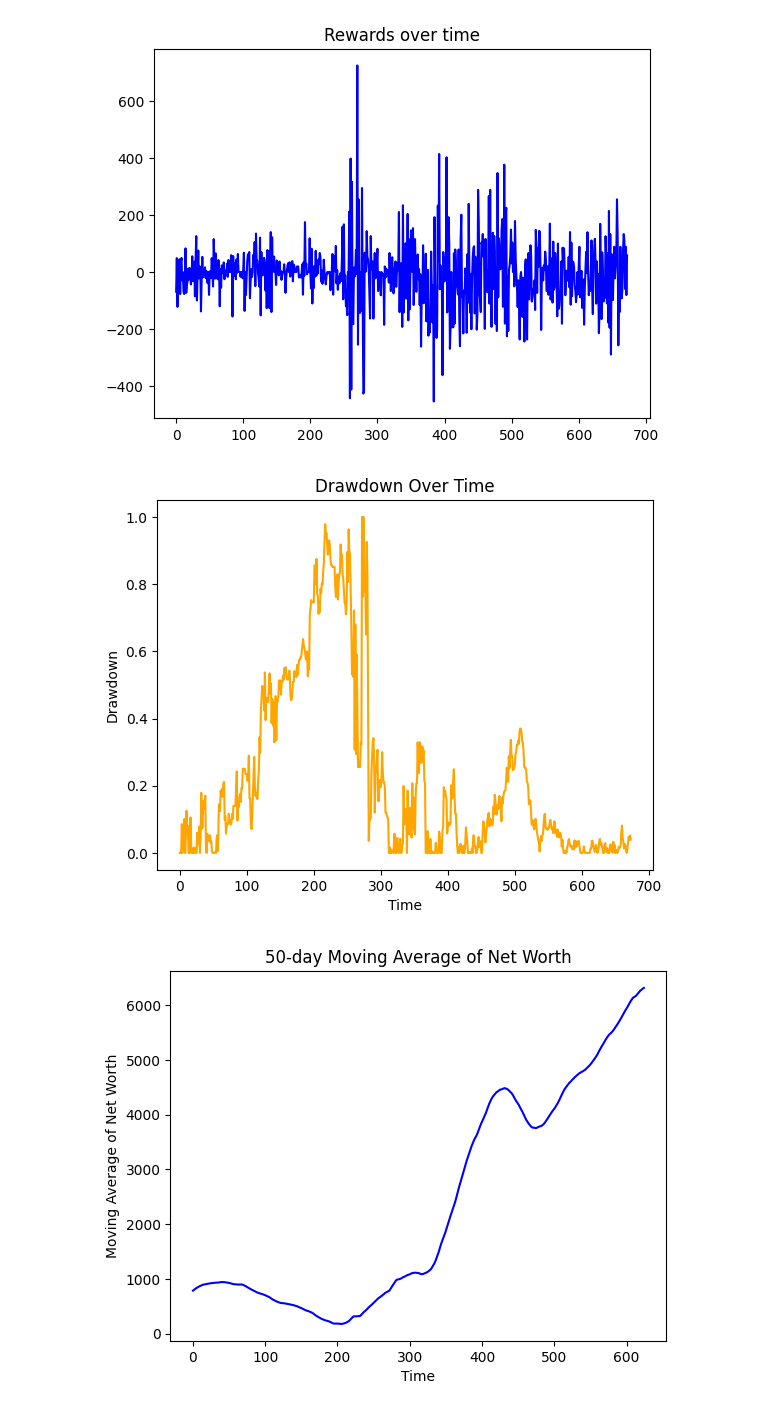
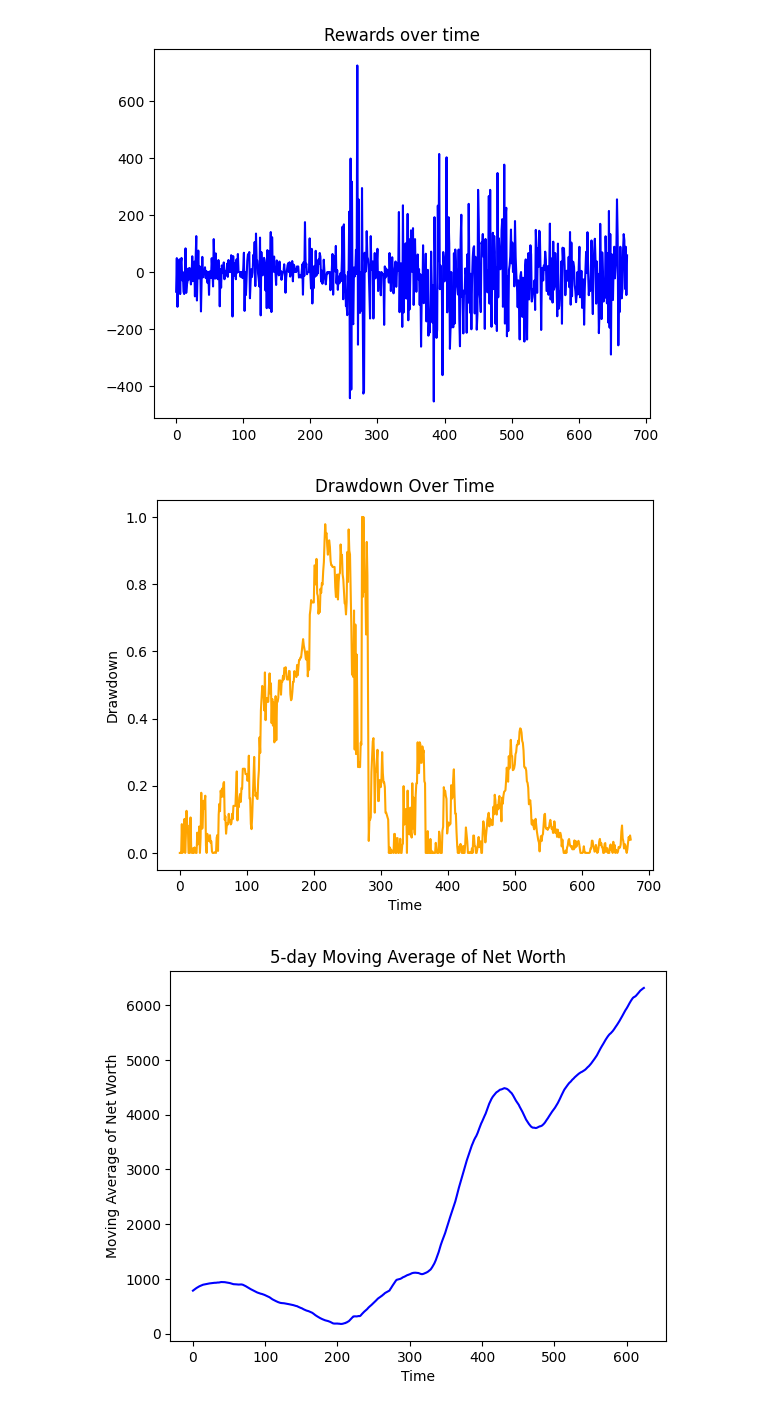
Before and after one commit to hrithik-naik/AlgoTrading, a Jupyter notebook: ModelTesting/DeepReinforcmentLearning/DQNREAL.ipynb, the cells around one changed output. Saved outputs shown, nothing was run; the diff lists cells and outputs as text; code cells hidden in the pictures.

```diff
--- a/ModelTesting/DeepReinforcmentLearning/DQNREAL.ipynb
+++ b/ModelTesting/DeepReinforcmentLearning/DQNREAL.ipynb
@@ -211,32 +211,32 @@ print(len(reward_history))
 # plt.plot(env.cash_balance, color='green', label='Cash Balance')
 # plt.plot(net_worth, color='red', label='Net Worth')
 # plt.legend()
 # plt.xlabel("Time")
 # plt.ylabel("Value")
 # plt.title("Portfolio Value vs Cash")
 # plt.show()
 
 
 
 # Drawdown
 peaks = [max(net_worth[:i+1]) for i in range(len(net_worth))]
 drawdown = [1 - (net_worth[i] / peaks[i]) for i in range(len(net_worth))]
 plt.plot(drawdown, color='orange')
 plt.xlabel("Time")
 plt.ylabel("Drawdown")
 plt.title("Drawdown Over Time")
 plt.show()
 
 
 # Moving Average of Net Worth (e.g., 50-day moving average)
 import numpy as np
 window = 50
 moving_average = np.convolve(net_worth, np.ones(window)/window, mode='valid')
 plt.plot(moving_average, color='blue')
 plt.xlabel("Time")
 plt.ylabel("Moving Average of Net Worth")
-plt.title(f"{window}-day Moving Average of Net Worth")
+plt.title(f"5-day Moving Average of Net Worth")
 plt.show()
 # %% [output]
 [figure]
-[figure, old version]
+[figure, new version]
```
Also changed, not shown: 1 other file.
